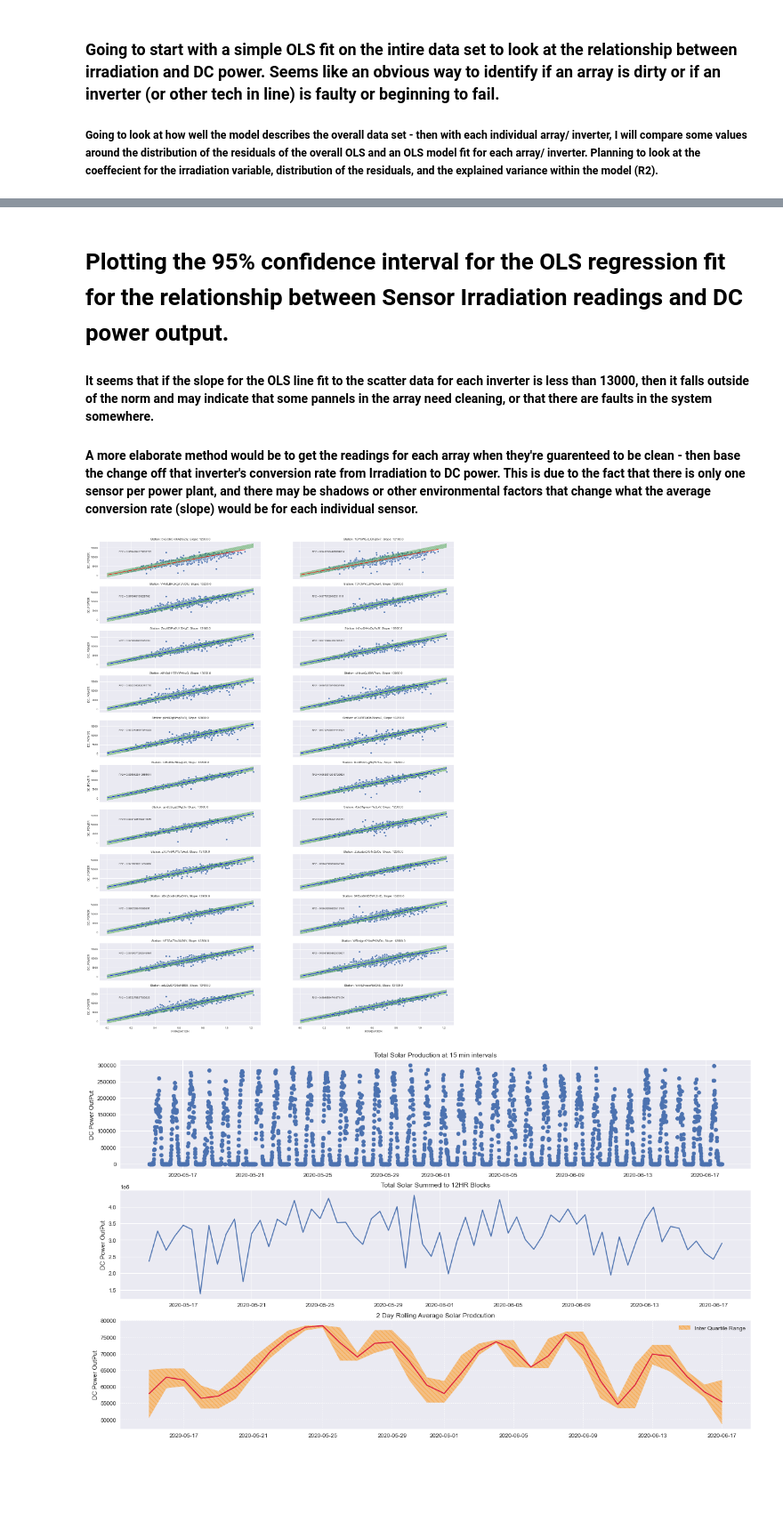
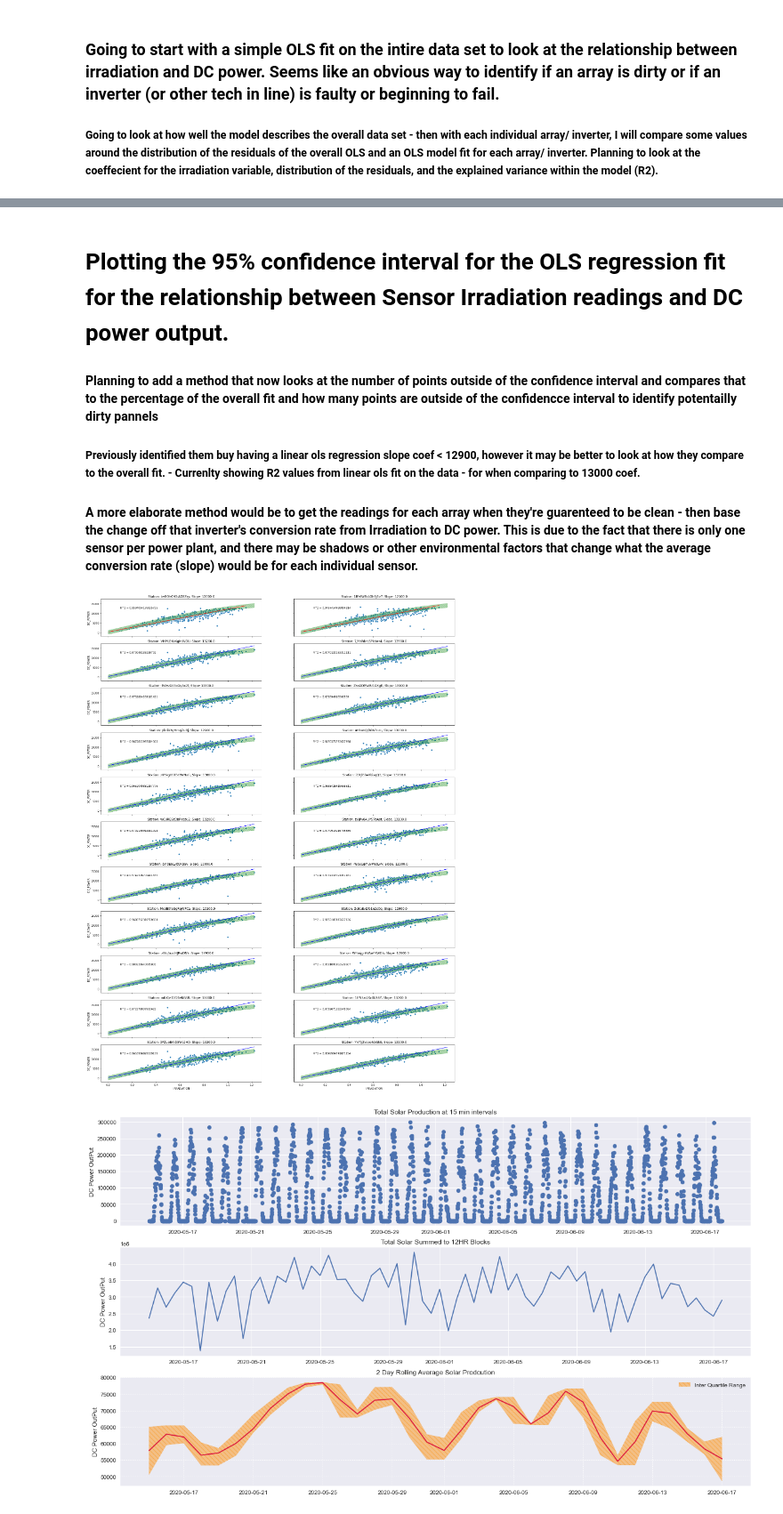
Before and after one commit to TheFoodForest/Kaggle-Solar-Power-Generation, a Jupyter notebook: Exploratory_Analysis.ipynb, the cells around one changed output, grey strips where cells are left out. Shown at 89% size. Saved outputs shown, nothing was run; the diff lists cells and outputs as text; code cells hidden in the pictures; blank space fills up the shorter version.

Commit message:
adding to regression analysis for finding arrays that need cleaning

```diff
--- a/Exploratory_Analysis.ipynb
+++ b/Exploratory_Analysis.ipynb
@@ -82,19 +89,18 @@ loop = [0,1,-2,-1]
 
 def color(d):
     if pd.isna(d):
-        return 100
+        return 1000
     return 1
 
 for i in loop: # get top and botom two values for plotting
     key = values.index[i]
     data = pd.DataFrame(plantOneGen.loc[plantOneGen.SOURCE_KEY == key, ['DATE_TIME','DC_POWER']])
-    data.DATE_TIME = pd.to_datetime(data.DATE_TIME)
+    data.set_index(pd.DatetimeIndex(data.DATE_TIME), inplace=True)
     full = datesDf.join(data, how='left')
     full['color'] = full.DC_POWER.apply(color)
     full.DC_POWER.fillna(method='ffill', inplace=True)
     full.reset_index(drop=False, inplace=True)
     full.DATE_TIME = [pd.Timestamp(i) for i in  full.DATE_TIME]
-
     plt.figure(figsize=(10,4))
     sns.scatterplot(x=full.index, y=full.DC_POWER, hue=full.color, style=full.color, size=full.color, palette='dark')
 
@@ -261,0 +270,9 @@ plt.show()
+# %%
+# Currently looking at the lower values, huge amount are just barely greater than 0
+
+plot = plantOneFull.loc[(plantOneFull.DC_POWER > 0) & (plantOneFull.DC_POWER < 2000), 'DC_POWER'].values
+
+
+
+sns.distplot(plot, kde=False)
+plt.show()
@@ -351,7 +563,12 @@ Warnings:
 # %% [markdown]
 
 # Plotting the 95% confidence interval for the OLS regression fit for the relationship between Sensor Irradiation readings and DC power output.
-#### It seems that if the slope for the OLS line fit to the scatter data for each inverter is less than 13000, then it falls outside of the norm and may indicate that some pannels in the array need cleaning, or that there are faults in the system somewhere.
+
+#### Planning to add a method that now looks at the number of points outside of the confidence interval and compares that to the percentage of the overall fit and how many points are outside of the confidencce interval to identify potentailly dirty pannels
+
+
+##### Previously identified them buy having a linear ols regression slope coef < 12900, however it may be better to look at how they compare to the overall fit.  - Currenlty showing R2 values from linear ols fit on the data - for when comparing to 13000 coef.
+
 #### A more elaborate method would be to get the readings for each array when they're guarenteed to be clean - then base the change off that inverter's conversion rate from Irradiation to DC power.  This is due to the fact that there is only one sensor per power plant, and there may be shadows or other environmental factors that change what the average conversion rate (slope) would be for each individual sensor.
 # %%
 # lets look at the relationship between irradiation and dc power to see if there are any sections of solar pannels that could use some cleaning
@@ -365,41 +582,47 @@ def line(slope, intercept, x):
 # build a dictionary in order to store the stations regression values
 stations ={}
 
-#gerneal relationship across all stations
+
 
 
 f, a = plt.subplots(nrows=11, ncols=2, figsize = (25,35),sharex=True, sharey=True)
 
 a = a.ravel()
 counter = 0
 
 
 
+# upper and lower intervals from sin fit above
+upper, lower = regSin.upper, regSin.lower
+
+
+
 for key in plantOneTemp.SOURCE_KEY.value_counts().index: # loop through the inverters
     axx = a[counter] # get our axis
     data = plantOneTemp.loc[plantOneTemp.SOURCE_KEY == key,['IRRADIATION','DC_POWER']]
     data = data.loc[data.DC_POWER != 0]
+
     slope, intercept, r, p, std_err = stats.linregress(data.IRRADIATION, data.DC_POWER)
     stations[key] = {'m':slope,
                     'b':intercept,
                     'r':r**2,
                     'p':p,
                     'std':std_err}
     data['line'] = line(slope, intercept, data.IRRADIATION.values)
     if round(slope/1000, 0) * 1000 < 13000:
         color = 'red'
     else:
         color = 'blue'
 
     sns.lineplot(data=data, x='IRRADIATION', y='line', color=color, ax=axx)
     sns.scatterplot(data=data, x='IRRADIATION', y='DC_POWER', ax=axx)
-    axx.fill_between(plantOneTemp.IRRADIATION, upper.ravel(), lower.ravel(), color='g', hatch='\\\\\\', alpha=0.3, label='95% Confidence Interval From Overall Fit')
+    axx.fill_between(x, upper, lower, color='g', hatch='\\\\\\', alpha=0.3, label='95% Confidence Interval From Overall Fit')
     axx.text(0.1,12500,'R^2 = {}'.format(r**2))
     axx.set_title('Station: {}, Slope: {}'.format(key, round(slope/100, 0) * 100))
     counter += 1
 plt.show()
 # %% [output]
-[figure, old version]
+[figure, new version]
 # %%
 plt.style.use('seaborn')
 
```
Also changed, not shown: parts of 12 cells of this notebook.
